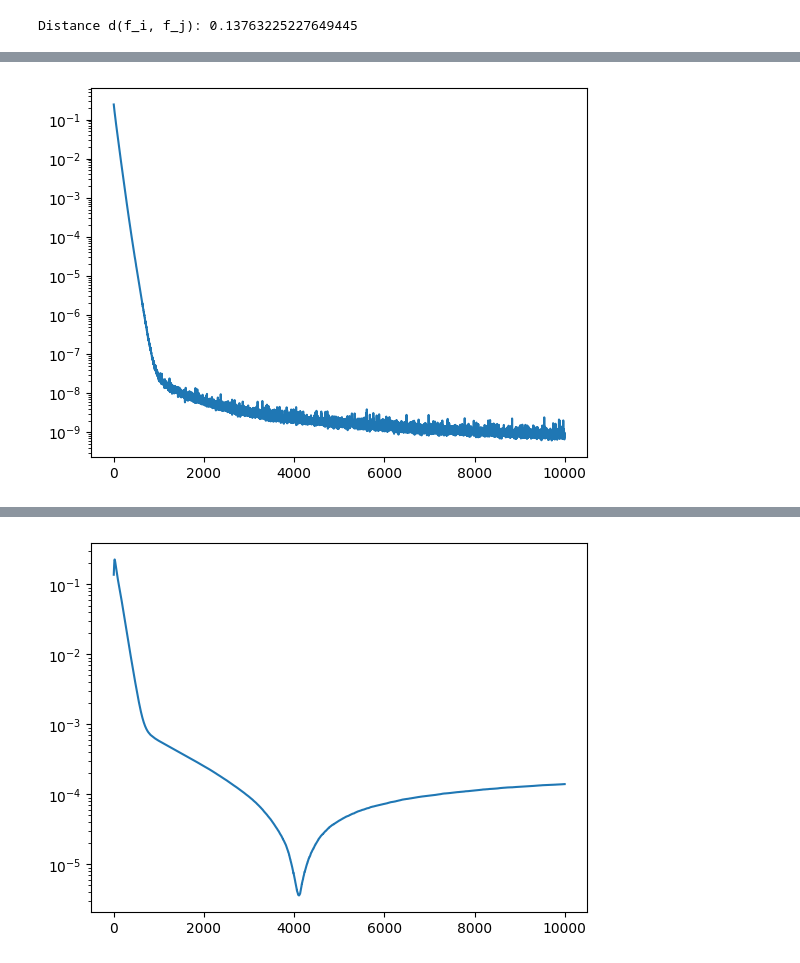
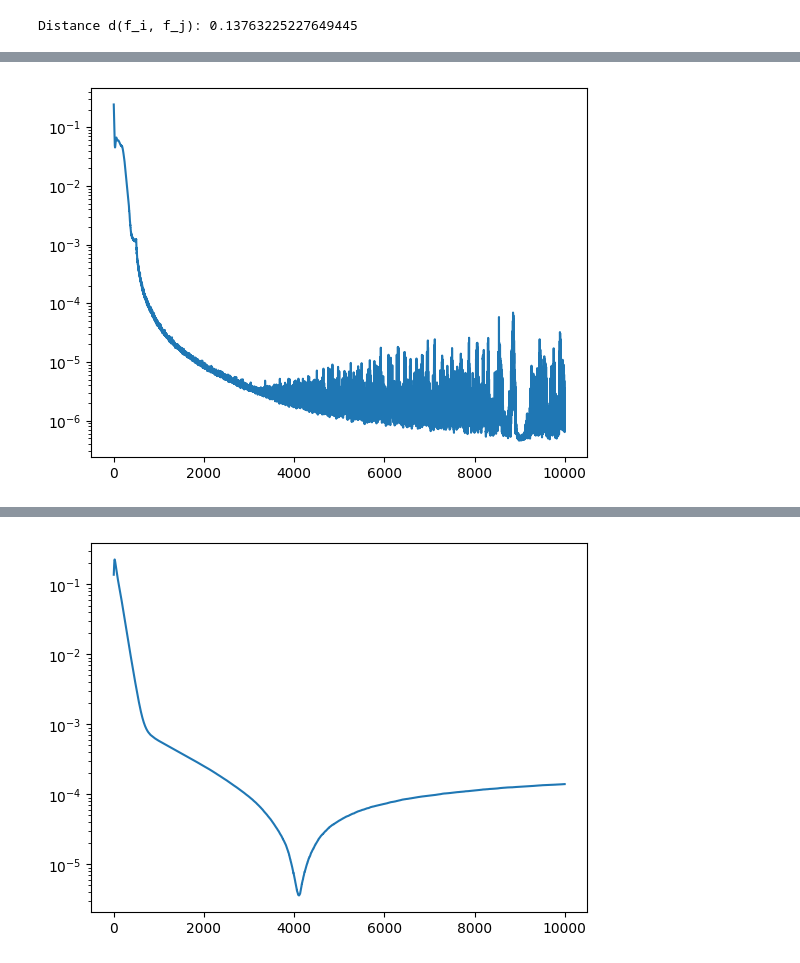
Before and after one commit to JamesAndrewKing/GaussNewtonShapes, a Jupyter notebook: notebooks/enneper_surface_mean_curvature_recover.ipynb, the cells around one changed output, grey strips where cells are left out. Saved outputs shown, nothing was run; the diff lists cells and outputs as text; code cells hidden in the pictures.

```diff
--- a/notebooks/enneper_surface_mean_curvature_recover.ipynb
+++ b/notebooks/enneper_surface_mean_curvature_recover.ipynb
@@ -136,8 +136,8 @@ pts_surface = pts_boundary
 
 
 
-loss_weights = {"interface": 1.0, "eikonal": 0.001, "curvature": 1.0}
-# loss_weights = {"interface": 1.0, "eikonal": 0.4, "curvature": 1.0}
+# loss_weights = {"interface": 1.0, "eikonal": 0.001, "curvature": 1.0}
+loss_weights = {"interface": 1.0, "eikonal": 0.5, "curvature": 1.0}
 
 
 
@@ -321,10 +321,10 @@ chamfer_over_iters = {}
 bounds = torch.tensor([[-1,1], [-1,1], [-1,1]], dtype=torch.float64)
 # Gauss-Newton:
 # loss_weights = {"interface": 1.0, "interface_corners": 10.0, "eikonal": 0.001, "laplacian": 1.0}
-optim = HandNGD(model, lr=1e-2, config=config)
+# optim = HandNGD(model, lr=1e-2, config=config)
 # Adam:
 # loss_weights = {"interface": 10.0, "interface_corners": 0.0, "eikonal": 0.4, "laplacian": 1.0}
-# optim = torch.optim.Adam(model.parameters(), lr=1e-3)
+optim = torch.optim.Adam(model.parameters(), lr=1e-3)
 # eikonal weight has to be small compared to h_laplace, see StabEik
 
 for i in (pbar:=trange(10000)):
@@ -336,7 +336,7 @@ for i in (pbar:=trange(10000)):
     ## 2) Eikonal at boundaries (or everywhere?)
     loss_eikonal  = 0.5*(model.vf_x(params, pts_eikonal).squeeze(1).square().sum(1).sqrt() - 1).square().mean()
 
-    loss_laplacian = 0.5*model.v_f_laplace(params, pts_space).squeeze(1).square().mean()
+    # loss_laplacian = 0.5*model.v_f_laplace(params, pts_space).squeeze(1).square().mean()
 
     if i == 500:
         loss_weights = {"interface": 1.0, "eikonal": 0.0, "curvature": 1.0}
@@ -353,34 +353,34 @@ for i in (pbar:=trange(10000)):
     # loss = loss_weights["interface"] * loss_interface + loss_weights["eikonal"] * loss_eikonal + loss_weights["laplacian"] * loss_laplacian + loss_weights["curvature"] * loss_curvature
     loss = loss_weights["interface"] * loss_interface + loss_weights["eikonal"] * loss_eikonal + loss_weights["curvature"] * loss_curvature
 
     loss.backward()
     with torch.no_grad():
         loss_metric = loss_interface + loss_curvature
         # distance_over_iters[i], _, _ = compute_distance(model.double(), enneper_level_set)
         distance_over_iters[i] = compute_distance(model.double(), enneper_level_set, pts_surface, pts_surface_true)
         # pts_newton = refine_surface_samples_newton(model, pts_surface)
         # distance_over_iters[i] = torch.abs(enneper_level_set(pts_newton)).mean()
         chamfer_over_iters[i] = chamfer_disc(model, pts_surface_true) #pts_surface model is full of zeros here
 
 
         pbar.set_description(f"interface: {loss_interface.item():.2e} "
                             f"eikonal: {loss_eikonal.item():.2e} "
                             f"curvature: {loss_curvature.item():.2e} "
                             f"laplacian: {loss_laplacian.item():.2e} "
                             f"error: {chamfer_over_iters[i]:.2e} "
                             f"{len(pts_surface)}"
                             )
         loss_over_iters[i] = loss_metric.item()
         # if i > 500:
             # print(distance_over_iters[i])
             # optim.loss = loss_curvature
     optim.step()
 
 plt.plot(loss_over_iters.keys(), loss_over_iters.values())
 plt.semilogy()
 plt.show()
 # %% [output]
-[figure, old version]
+[figure, new version]
 # %%
 # Generate the mesh using the level set function
 verts, faces = get_mesh(
```
Also changed, not shown: parts of 6 cells of this notebook, 8 other files.
